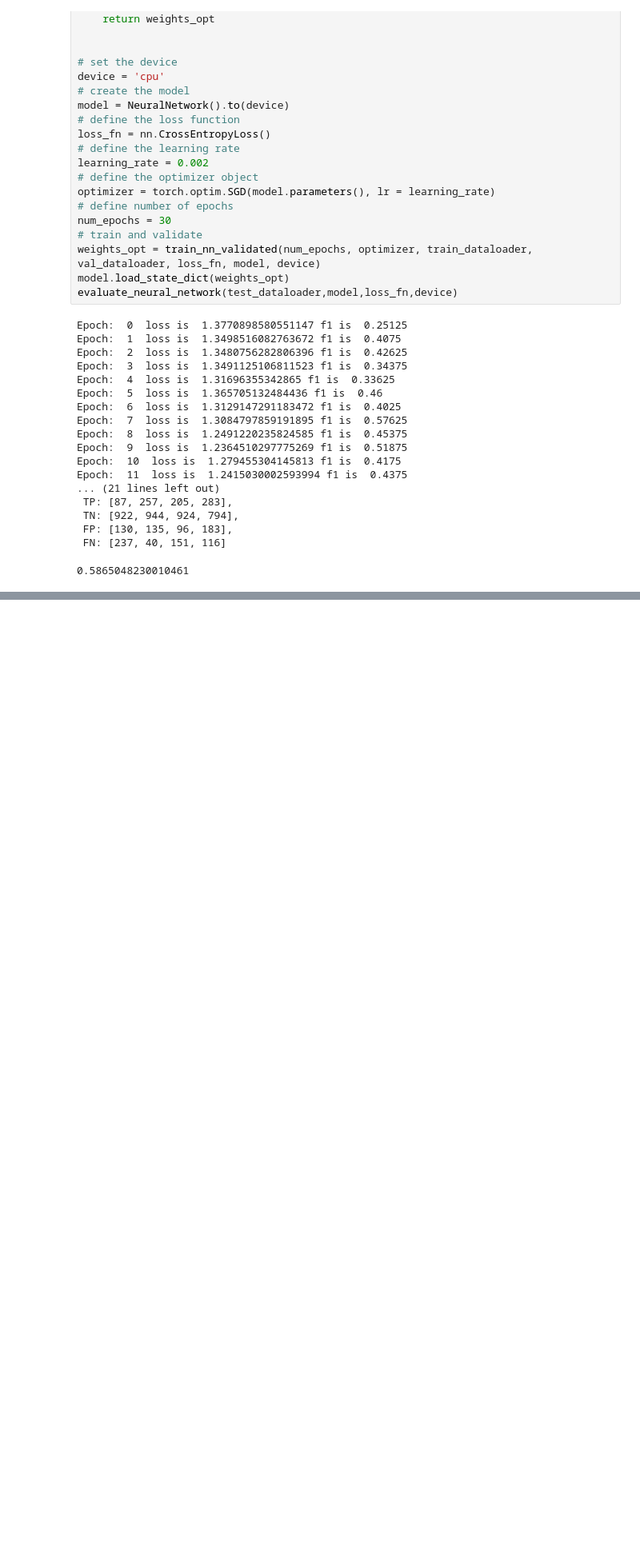
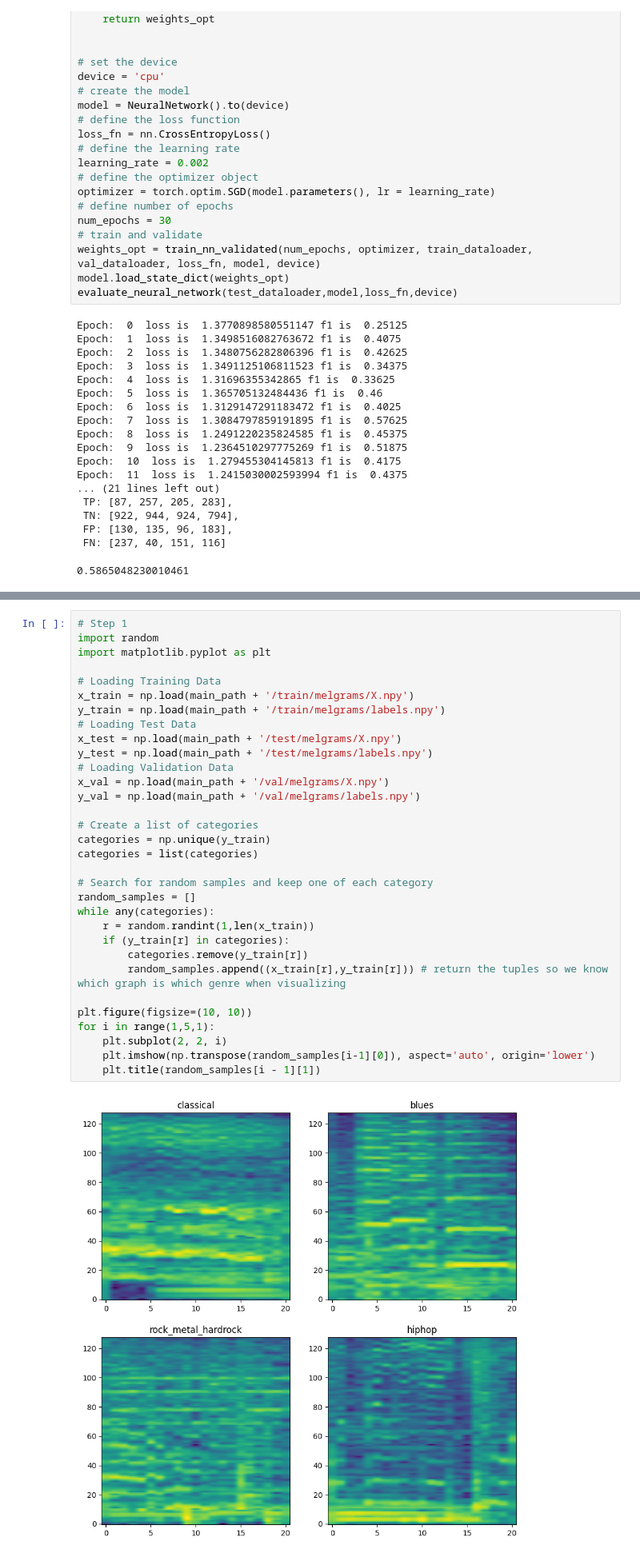
Before and after one commit to UpTheShipCreek/Machine_Learning_3, a Jupyter notebook: Panagiotopoulos_1115201700113.ipynb, the cells around one changed output, grey strips where cells are left out. Shown at 80% size. Saved outputs shown, nothing was run; the diff lists cells and outputs as text; blank space fills up the shorter version.

```diff
--- a/Panagiotopoulos_1115201700113.ipynb
+++ b/Panagiotopoulos_1115201700113.ipynb
@@ -395,0 +427,34 @@ Epoch:  11  loss is  1.2415030002593994 f1 is  0.4375
+# %%
+# Step 1
+import random
+import matplotlib.pyplot as plt
+
+# Loading Training Data
+x_train = np.load(main_path + '/train/melgrams/X.npy')
+y_train = np.load(main_path + '/train/melgrams/labels.npy')
+# Loading Test Data
+x_test = np.load(main_path + '/test/melgrams/X.npy')
+y_test = np.load(main_path + '/test/melgrams/labels.npy')
+# Loading Validation Data
+x_val = np.load(main_path + '/val/melgrams/X.npy')
+y_val = np.load(main_path + '/val/melgrams/labels.npy')
+
+# Create a list of categories
+categories = np.unique(y_train)
+categories = list(categories)
+
+# Search for random samples and keep one of each category
+random_samples = []
+while any(categories):
+    r = random.randint(1,len(x_train))
+    if (y_train[r] in categories):
+        categories.remove(y_train[r])
+        random_samples.append((x_train[r],y_train[r])) # return the tuples so we know which graph is which genre when visualizing
+
+plt.figure(figsize=(10, 10))
+for i in range(1,5,1):
+    plt.subplot(2, 2, i)
+    plt.imshow(np.transpose(random_samples[i-1][0]), aspect='auto', origin='lower')
+    plt.title(random_samples[i - 1][1])
+# %% [output]
+[figure, added]
```
Also changed, not shown: parts of 1 cell of this notebook.
